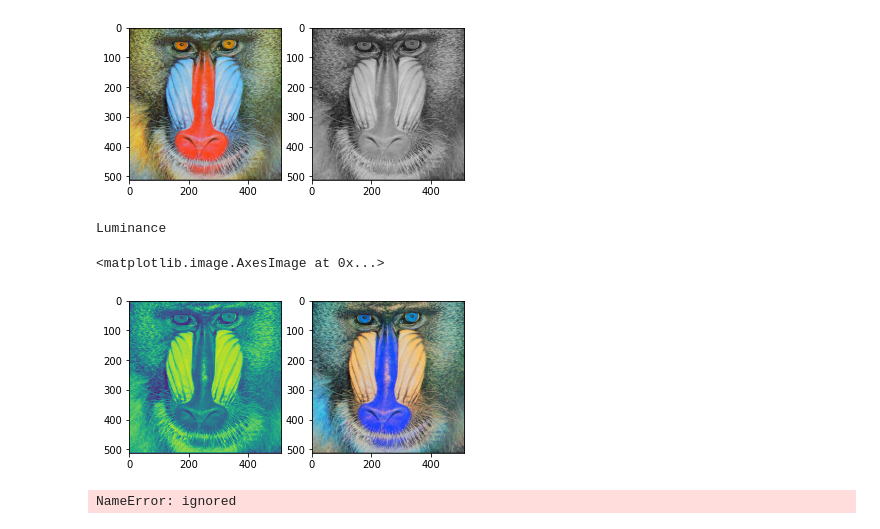
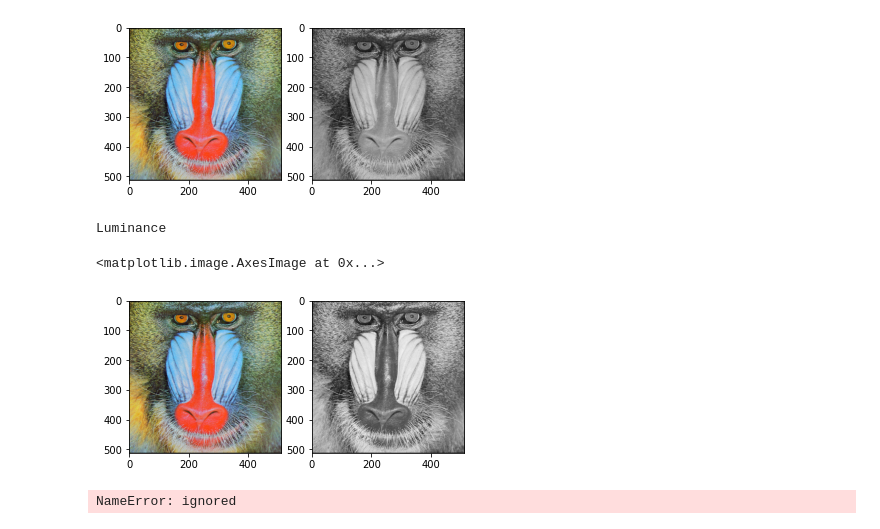
Before and after one commit to ssusanti8/PCVK_Matrikulisasi, a Jupyter notebook: jobsheet3.ipynb, the cells around one changed output. Saved outputs shown, nothing was run; the diff lists cells and outputs as text; code cells hidden in the pictures.

```diff
--- a/jobsheet3.ipynb
+++ b/jobsheet3.ipynb
@@ -125,18 +125,19 @@ Lightness
 # %%
 #Tugas praktikum 3
 #Luminance
 
 ori_avg = cv.imread('/content/drive/MyDrive/Images/mandrill.tiff')
-ori_rgb = ori_avg[:,:,0], ori_avg[:,:,1], ori_avg[:,:,2]
-ori_rgb = (0.21 * R) + (0.72 * G) + (0.07 * B)
+ori_rgb = cv.cvtColor(ori_avg, cv.COLOR_BGR2RGB)
+ori_r, ori_g, ori_b = ori_avg[:,:,0], ori_avg[:,:,1], ori_avg[:,:,2]
+ori_avg = (0.21 * ori_r) + (0.72 * ori_g) + (0.07 * ori_b)
 fig, ax = plt.subplots(1,2)
 print('Luminance')
 ax[0].imshow(ori_rgb)
-ax[1].imshow(ori_avg)
+ax[1].imshow(ori_avg, cmap='gray')
 # %% [output]
 Luminance
 <matplotlib.image.AxesImage at 0x...>
-[figure, old version]
+[figure, new version]
 # %%
 #Tugas praktikum 4
 #Ubah warna lain menjadi grayscale
```
